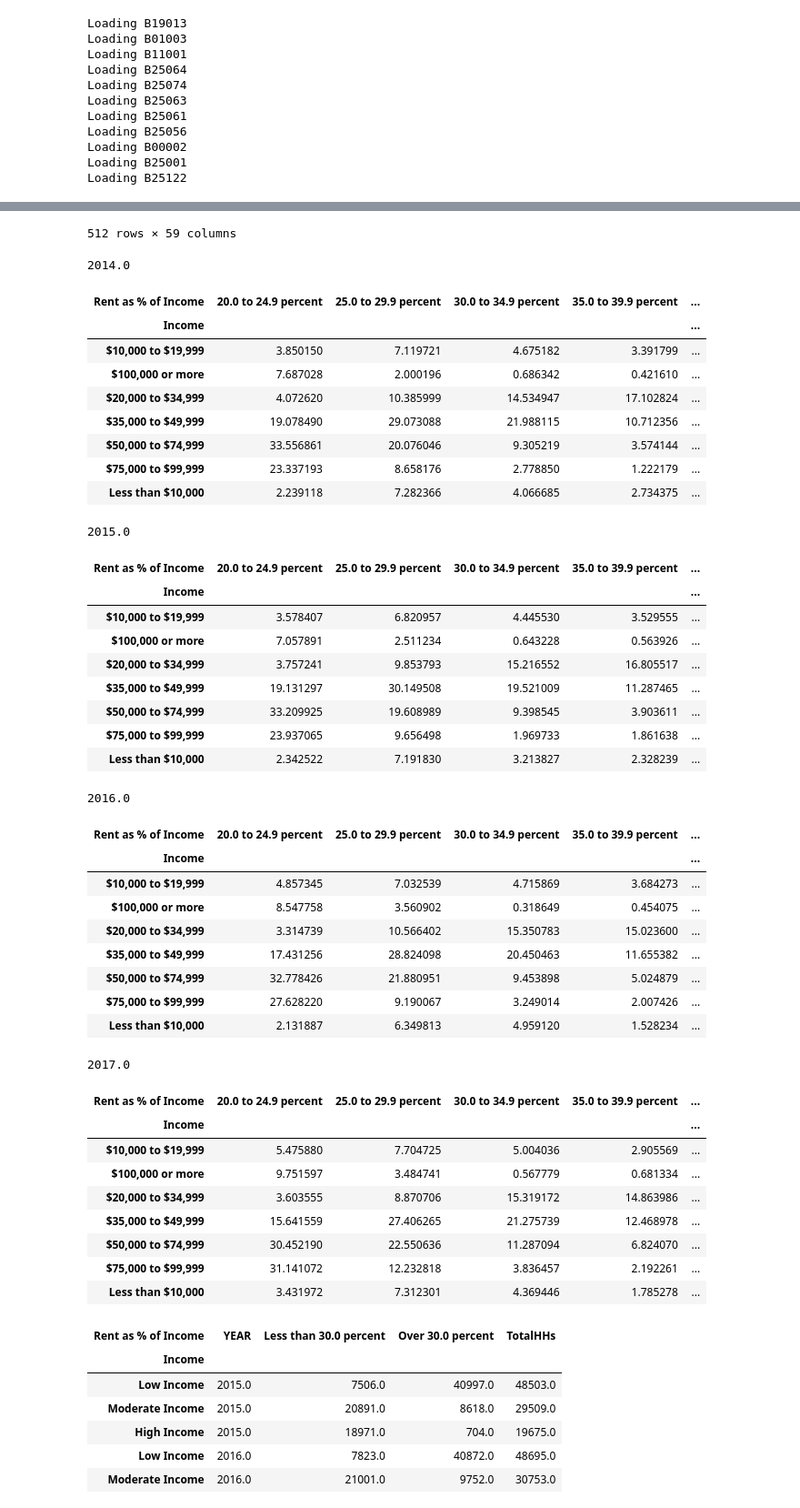
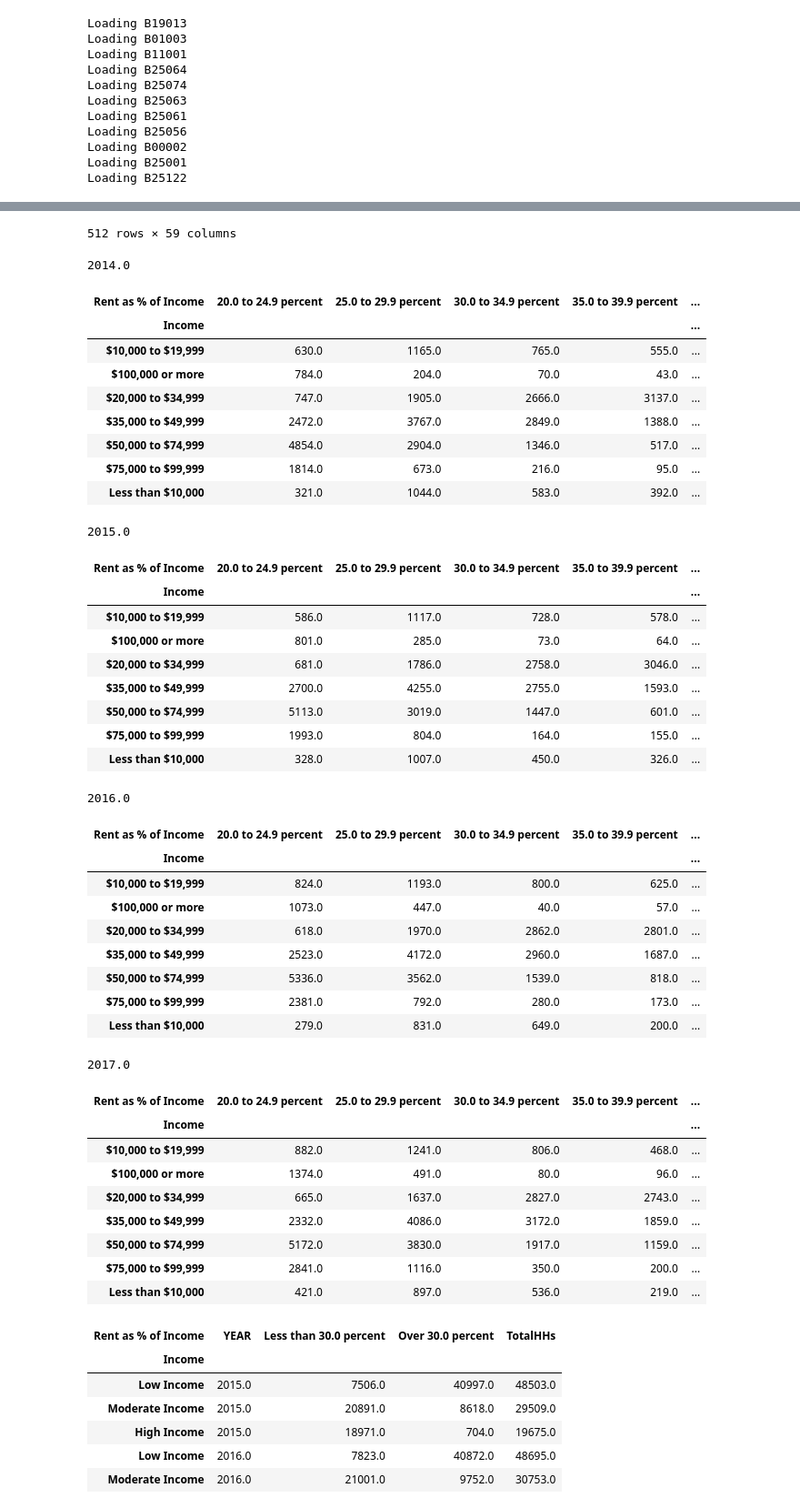
Before and after one commit to anovas2/AAHA, a Jupyter notebook: Cleaned V1.ipynb, the cells around one changed output, grey strips where cells are left out. Shown: that part at 91% size. Cells and saved outputs as stored; diff of their text form; code cells hidden in the pictures.

```diff
--- a/Cleaned V1.ipynb
+++ b/Cleaned V1.ipynb
@@ -144,71 +144,71 @@ for year in years:
 
     percentrentbyincomepv = pd.crosstab(index=percentrentbyincome.iloc[:,1], columns=percentrentbyincome.iloc[:,2],
                       values=percentrentbyincome.iloc[:,0], aggfunc='mean')
 
     percentrentbyincomepv['TotalHHs'] = percentrentbyincomepv.sum(axis = 1, skipna = True)
 
-    percentrentbyincomepv = percentrentbyincomepv.div(percentrentbyincomepv.TotalHHs, axis=0)*100
+    #percentrentbyincomepv = percentrentbyincomepv.div(percentrentbyincomepv.TotalHHs, axis=0)*100
 
     display(percentrentbyincomepv)
 # %% [output]
 |  | Unnamed: 0 | GEOID | HOUSEHOLD INCOME BY GROSS RENT AS... | HOUSEHOLD INCOME BY GROSS RENT AS... | HOUSEHOLD INCOME BY GROSS RENT AS... | ... |
 | 0 | 0 | 13121006601 | 118 | 0 | 0 | ... |
 | 1 | 1 | 13121006601 | 100 | 0 | 0 | ... |
 | 2 | 2 | 13121006601 | 128 | 0 | 0 | ... |
 | 3 | 3 | 13121006601 | 108 | 0 | 0 | ... |
 | 4 | 4 | 13121006700 | 302 | 42 | 0 | ... |
 | 5 | 5 | 13121006700 | 226 | 44 | 0 | ... |
 | 6 | 6 | 13121006700 | 197 | 25 | 0 | ... |
 | 7 | 7 | 13121006700 | 217 | 40 | 20 | ... |
 | 8 | 8 | 13121009300 | 85 | 0 | 0 | ... |
 | 9 | 9 | 13121009300 | 59 | 0 | 0 | ... |
 | ... | ... | ... | ... | ... | ... | ... |
 | 507 | 508 | 13121008101 | 51 | 0 | 0 | ... |
 | 508 | 509 | 13121006000 | 219 | 0 | 0 | ... |
 | 509 | 510 | 13121006000 | 158 | 0 | 0 | ... |
 | 510 | 511 | 13121006000 | 96 | 0 | 0 | ... |
 | 511 | 512 | 13121006000 | 78 | 0 | 0 | ... |
 512 rows × 59 columns
 2014.0
 | Rent as % of Income | 20.0 to 24.9 percent | 25.0 to 29.9 percent | 30.0 to 34.9 percent | 35.0 to 39.9 percent | ... |
 | Income |  |  |  |  | ... |
-| $10,000 to $19,999 | 3.850150 | 7.119721 | 4.675182 | 3.391799 | ... |
-| $100,000 or more | 7.687028 | 2.000196 | 0.686342 | 0.421610 | ... |
-| $20,000 to $34,999 | 4.072620 | 10.385999 | 14.534947 | 17.102824 | ... |
-| $35,000 to $49,999 | 19.078490 | 29.073088 | 21.988115 | 10.712356 | ... |
-| $50,000 to $74,999 | 33.556861 | 20.076046 | 9.305219 | 3.574144 | ... |
-| $75,000 to $99,999 | 23.337193 | 8.658176 | 2.778850 | 1.222179 | ... |
-| Less than $10,000 | 2.239118 | 7.282366 | 4.066685 | 2.734375 | ... |
+| $10,000 to $19,999 | 630.0 | 1165.0 | 765.0 | 555.0 | ... |
+| $100,000 or more | 784.0 | 204.0 | 70.0 | 43.0 | ... |
+| $20,000 to $34,999 | 747.0 | 1905.0 | 2666.0 | 3137.0 | ... |
+| $35,000 to $49,999 | 2472.0 | 3767.0 | 2849.0 | 1388.0 | ... |
+| $50,000 to $74,999 | 4854.0 | 2904.0 | 1346.0 | 517.0 | ... |
+| $75,000 to $99,999 | 1814.0 | 673.0 | 216.0 | 95.0 | ... |
+| Less than $10,000 | 321.0 | 1044.0 | 583.0 | 392.0 | ... |
 2015.0
 | Rent as % of Income | 20.0 to 24.9 percent | 25.0 to 29.9 percent | 30.0 to 34.9 percent | 35.0 to 39.9 percent | ... |
 | Income |  |  |  |  | ... |
-| $10,000 to $19,999 | 3.578407 | 6.820957 | 4.445530 | 3.529555 | ... |
-| $100,000 or more | 7.057891 | 2.511234 | 0.643228 | 0.563926 | ... |
-| $20,000 to $34,999 | 3.757241 | 9.853793 | 15.216552 | 16.805517 | ... |
-| $35,000 to $49,999 | 19.131297 | 30.149508 | 19.521009 | 11.287465 | ... |
-| $50,000 to $74,999 | 33.209925 | 19.608989 | 9.398545 | 3.903611 | ... |
-| $75,000 to $99,999 | 23.937065 | 9.656498 | 1.969733 | 1.861638 | ... |
-| Less than $10,000 | 2.342522 | 7.191830 | 3.213827 | 2.328239 | ... |
+| $10,000 to $19,999 | 586.0 | 1117.0 | 728.0 | 578.0 | ... |
+| $100,000 or more | 801.0 | 285.0 | 73.0 | 64.0 | ... |
+| $20,000 to $34,999 | 681.0 | 1786.0 | 2758.0 | 3046.0 | ... |
+| $35,000 to $49,999 | 2700.0 | 4255.0 | 2755.0 | 1593.0 | ... |
+| $50,000 to $74,999 | 5113.0 | 3019.0 | 1447.0 | 601.0 | ... |
+| $75,000 to $99,999 | 1993.0 | 804.0 | 164.0 | 155.0 | ... |
+| Less than $10,000 | 328.0 | 1007.0 | 450.0 | 326.0 | ... |
 2016.0
 | Rent as % of Income | 20.0 to 24.9 percent | 25.0 to 29.9 percent | 30.0 to 34.9 percent | 35.0 to 39.9 percent | ... |
 | Income |  |  |  |  | ... |
-| $10,000 to $19,999 | 4.857345 | 7.032539 | 4.715869 | 3.684273 | ... |
-| $100,000 or more | 8.547758 | 3.560902 | 0.318649 | 0.454075 | ... |
-| $20,000 to $34,999 | 3.314739 | 10.566402 | 15.350783 | 15.023600 | ... |
-| $35,000 to $49,999 | 17.431256 | 28.824098 | 20.450463 | 11.655382 | ... |
-| $50,000 to $74,999 | 32.778426 | 21.880951 | 9.453898 | 5.024879 | ... |
-| $75,000 to $99,999 | 27.628220 | 9.190067 | 3.249014 | 2.007426 | ... |
-| Less than $10,000 | 2.131887 | 6.349813 | 4.959120 | 1.528234 | ... |
+| $10,000 to $19,999 | 824.0 | 1193.0 | 800.0 | 625.0 | ... |
+| $100,000 or more | 1073.0 | 447.0 | 40.0 | 57.0 | ... |
+| $20,000 to $34,999 | 618.0 | 1970.0 | 2862.0 | 2801.0 | ... |
+| $35,000 to $49,999 | 2523.0 | 4172.0 | 2960.0 | 1687.0 | ... |
+| $50,000 to $74,999 | 5336.0 | 3562.0 | 1539.0 | 818.0 | ... |
+| $75,000 to $99,999 | 2381.0 | 792.0 | 280.0 | 173.0 | ... |
+| Less than $10,000 | 279.0 | 831.0 | 649.0 | 200.0 | ... |
 2017.0
 | Rent as % of Income | 20.0 to 24.9 percent | 25.0 to 29.9 percent | 30.0 to 34.9 percent | 35.0 to 39.9 percent | ... |
 | Income |  |  |  |  | ... |
-| $10,000 to $19,999 | 5.475880 | 7.704725 | 5.004036 | 2.905569 | ... |
-| $100,000 or more | 9.751597 | 3.484741 | 0.567779 | 0.681334 | ... |
-| $20,000 to $34,999 | 3.603555 | 8.870706 | 15.319172 | 14.863986 | ... |
-| $35,000 to $49,999 | 15.641559 | 27.406265 | 21.275739 | 12.468978 | ... |
-| $50,000 to $74,999 | 30.452190 | 22.550636 | 11.287094 | 6.824070 | ... |
-| $75,000 to $99,999 | 31.141072 | 12.232818 | 3.836457 | 2.192261 | ... |
-| Less than $10,000 | 3.431972 | 7.312301 | 4.369446 | 1.785278 | ... |
+| $10,000 to $19,999 | 882.0 | 1241.0 | 806.0 | 468.0 | ... |
+| $100,000 or more | 1374.0 | 491.0 | 80.0 | 96.0 | ... |
+| $20,000 to $34,999 | 665.0 | 1637.0 | 2827.0 | 2743.0 | ... |
+| $35,000 to $49,999 | 2332.0 | 4086.0 | 3172.0 | 1859.0 | ... |
+| $50,000 to $74,999 | 5172.0 | 3830.0 | 1917.0 | 1159.0 | ... |
+| $75,000 to $99,999 | 2841.0 | 1116.0 | 350.0 | 200.0 | ... |
+| Less than $10,000 | 421.0 | 897.0 | 536.0 | 219.0 | ... |
 # %%
 #Pull HOUSEHOLD INCOME BY GROSS RENT AS A PERCENTAGE OF HOUSEHOLD INCOME IN THE PAST 12 MONTHS and group by year
 
```
Also changed, not shown: parts of 5 cells of this notebook, 4 other files.
